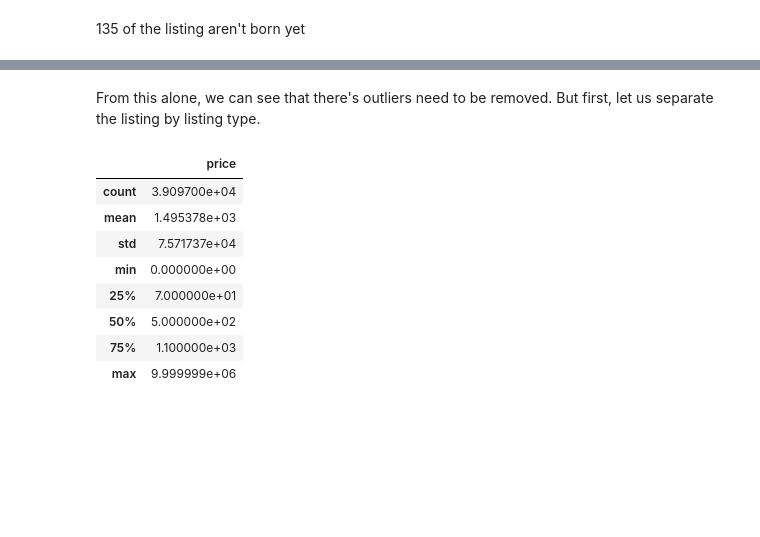
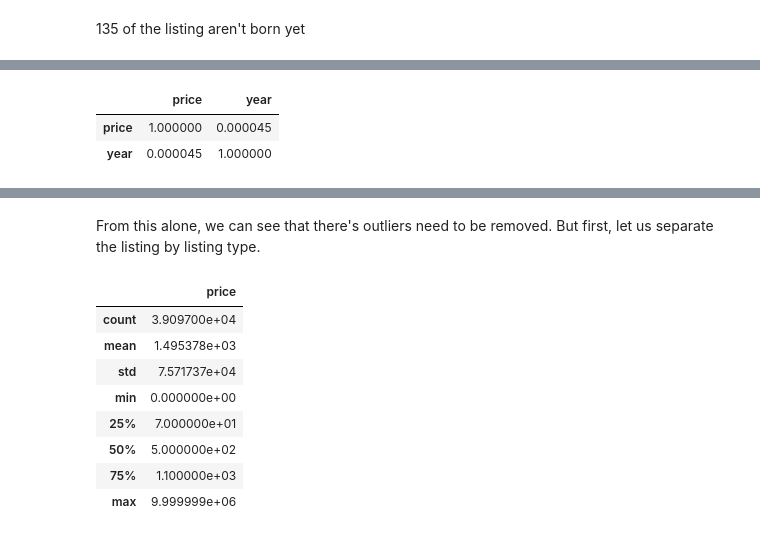
Before and after one commit to Chiuchiyin/Coding-fun, a Jupyter notebook: Pet Sale Price/EDA, data cleaning and modelling.ipynb, the cells around one changed output, grey strips where cells are left out. Saved outputs shown, nothing was run; the diff lists cells and outputs as text; code cells hidden in the pictures; blank space fills up the shorter version.

```diff
--- a/Pet Sale Price/EDA, data cleaning and modelling.ipynb
+++ b/Pet Sale Price/EDA, data cleaning and modelling.ipynb
@@ -409,0 +410,6 @@ ax.set_xscale('log')
+# %%
+df.corr()
+# %% [output]
+|  | price | year |
+| price | 1.000000 | 0.000045 |
+| year | 0.000045 | 1.000000 |
```
Also changed, not shown: parts of 12 cells of this notebook.
